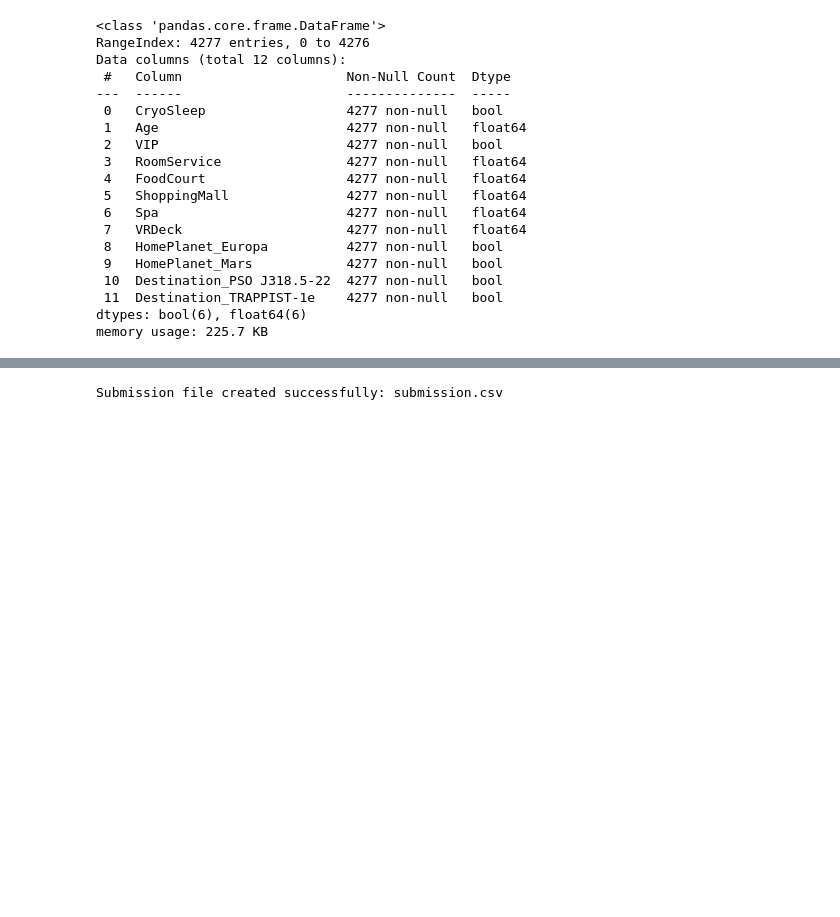
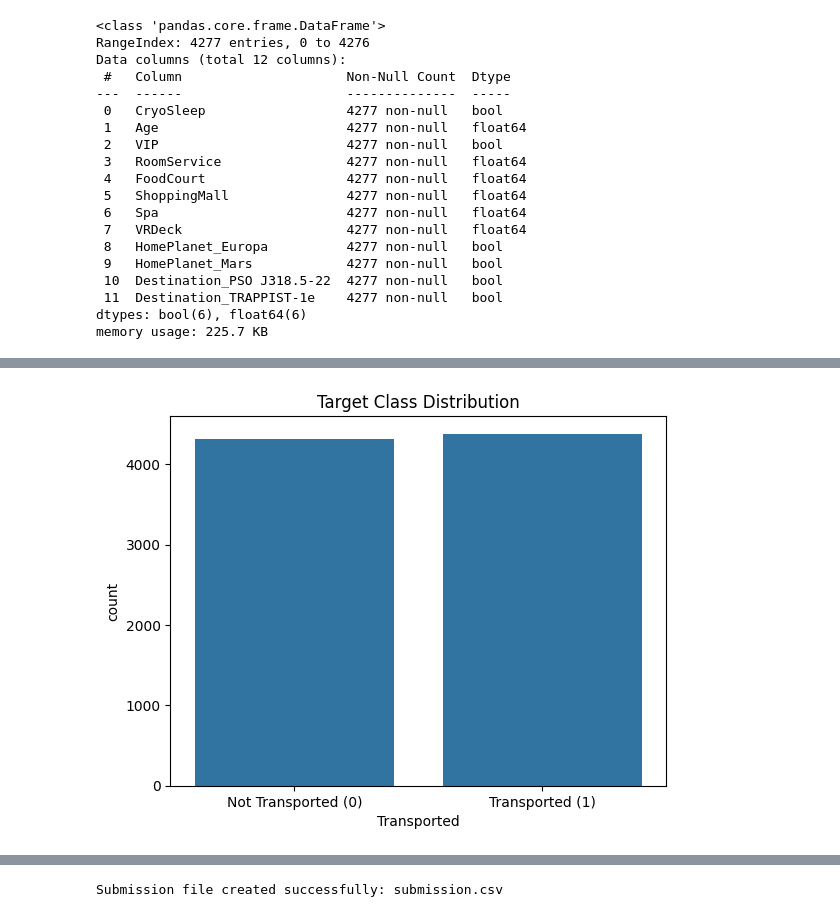
Before and after one commit to Kinzaijaz29/Group-22-Project, a Jupyter notebook: Kaggle_competion_updated.ipynb, the cells around one changed output, grey strips where cells are left out. Drawn from its saved outputs; the diff is of its cells as text; code cells hidden in the pictures; blank space fills up the shorter version.

```diff
--- a/Kaggle_competion_updated.ipynb
+++ b/Kaggle_competion_updated.ipynb
@@ -199,0 +206,8 @@ memory usage: 225.7 KB
+# %%
+# Transported distribution
+sns.countplot(x="Transported", data=train)
+plt.title("Target Class Distribution")
+plt.xticks([0, 1], ["Not Transported (0)", "Transported (1)"]) # Add labels for clarity
+plt.show()
+# %% [output]
+[figure, added]
```
Also changed, not shown: parts of 34 cells of this notebook.
